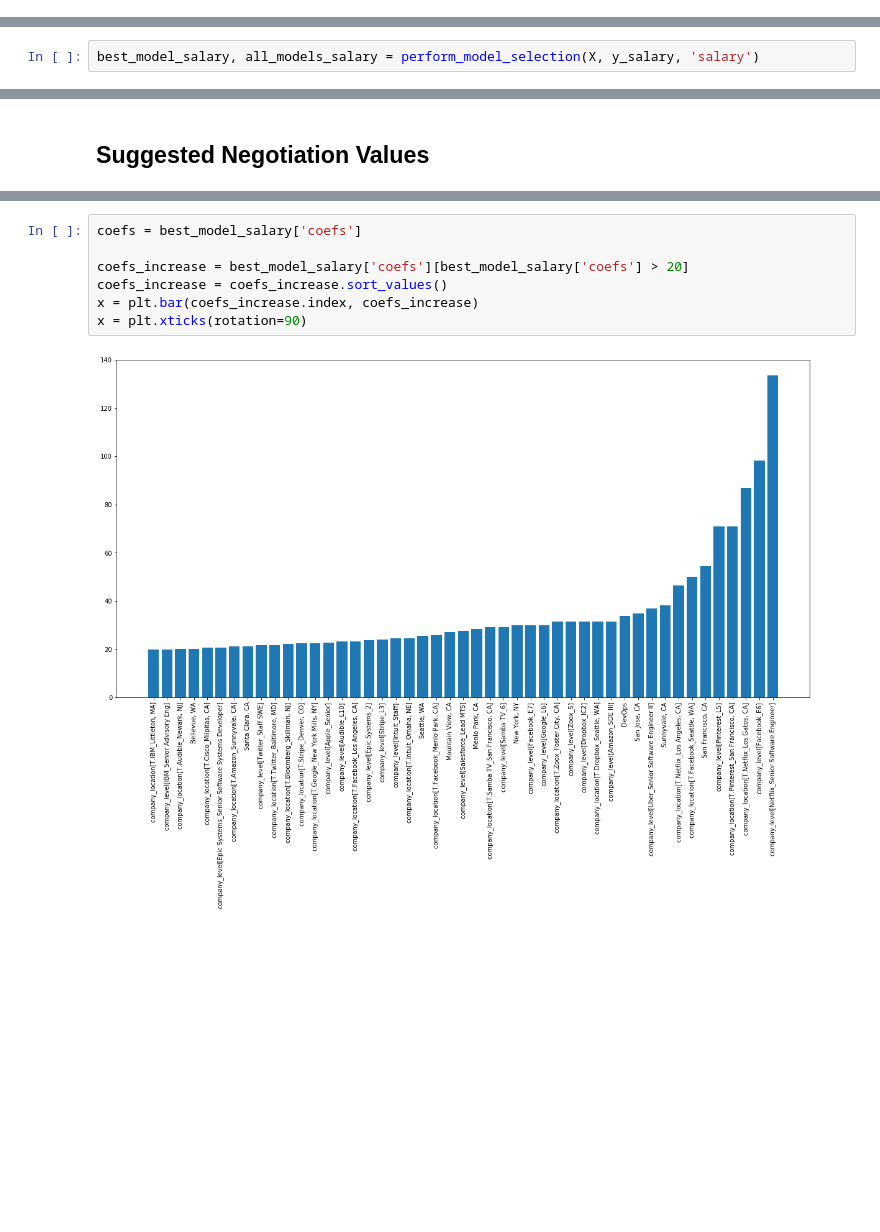
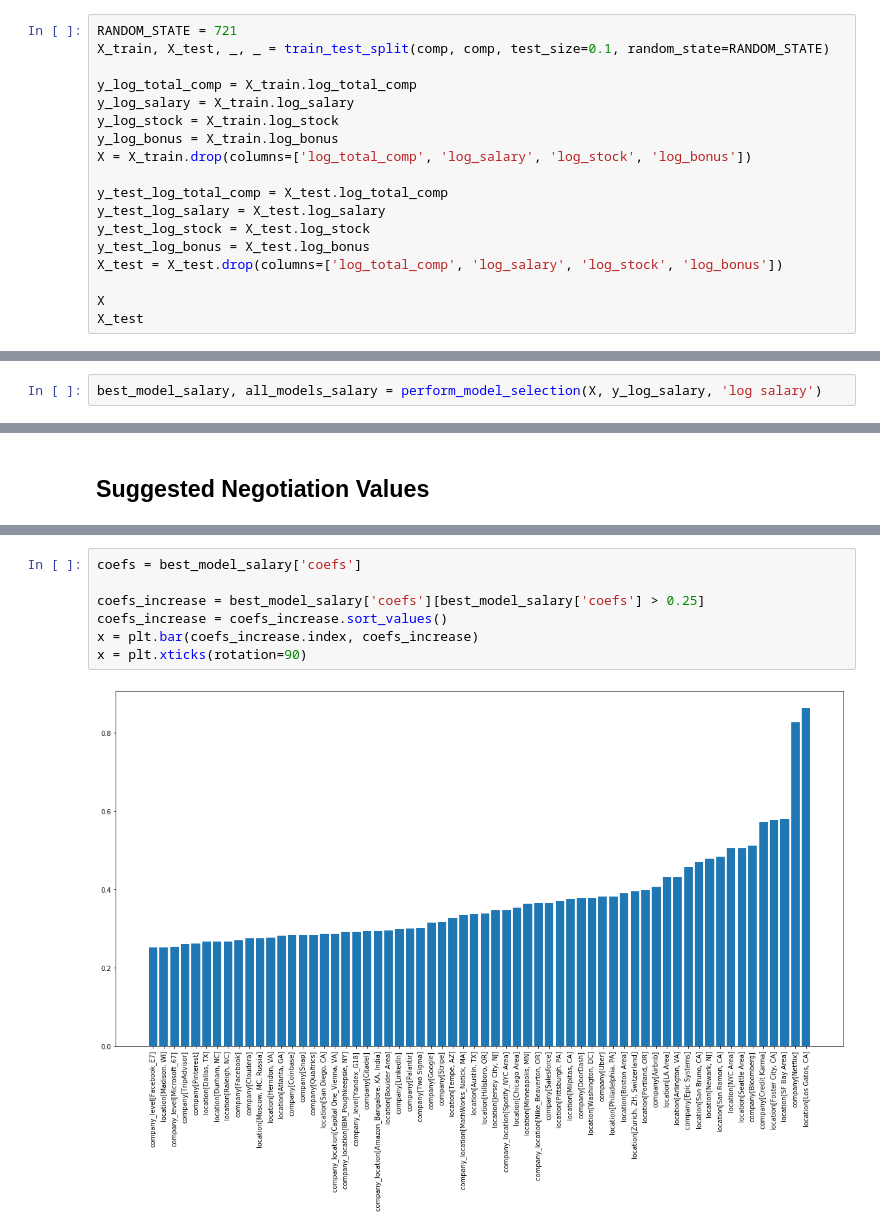
Before and after one commit to simonayzman/CompensationNegotiation, a Jupyter notebook: Data Analysis.ipynb, the cells around one changed output, grey strips where cells are left out. Drawn from its saved outputs; the diff is of its cells as text; blank space fills up the shorter version.

Commit message:
Updated model selection

```diff
--- a/Data Analysis.ipynb
+++ b/Data Analysis.ipynb
@@ -76,0 +42,18 @@ X_test
+# %%
+RANDOM_STATE = 721
+X_train, X_test, _, _ = train_test_split(comp, comp, test_size=0.1, random_state=RANDOM_STATE)
+
+y_log_total_comp = X_train.log_total_comp
+y_log_salary = X_train.log_salary
+y_log_stock = X_train.log_stock
+y_log_bonus = X_train.log_bonus
+X = X_train.drop(columns=['log_total_comp', 'log_salary', 'log_stock', 'log_bonus'])
+
+y_test_log_total_comp = X_test.log_total_comp
+y_test_log_salary = X_test.log_salary
+y_test_log_stock = X_test.log_stock
+y_test_log_bonus = X_test.log_bonus
+X_test = X_test.drop(columns=['log_total_comp', 'log_salary', 'log_stock', 'log_bonus'])
+
+X
+X_test
@@ -225,5 +184,5 @@ Length: 630, dtype: float64
 # %% [markdown]
 ## Salary Model Selection
 # %%
-best_model_salary, all_models_salary = perform_model_selection(X, y_salary, 'salary')
+best_model_salary, all_models_salary = perform_model_selection(X, y_log_salary, 'log salary')
 # %% [output]
@@ -405,10 +386,10 @@ predictions
 # %%
 coefs = best_model_salary['coefs']
 
-coefs_increase = best_model_salary['coefs'][best_model_salary['coefs'] > 20]
+coefs_increase = best_model_salary['coefs'][best_model_salary['coefs'] > 0.25]
 coefs_increase = coefs_increase.sort_values()
 x = plt.bar(coefs_increase.index, coefs_increase)
 x = plt.xticks(rotation=90)
 # %% [output]
-[figure, old version]
+[figure, new version]
 # %%
```
Also changed, not shown: parts of 18 cells of this notebook.
